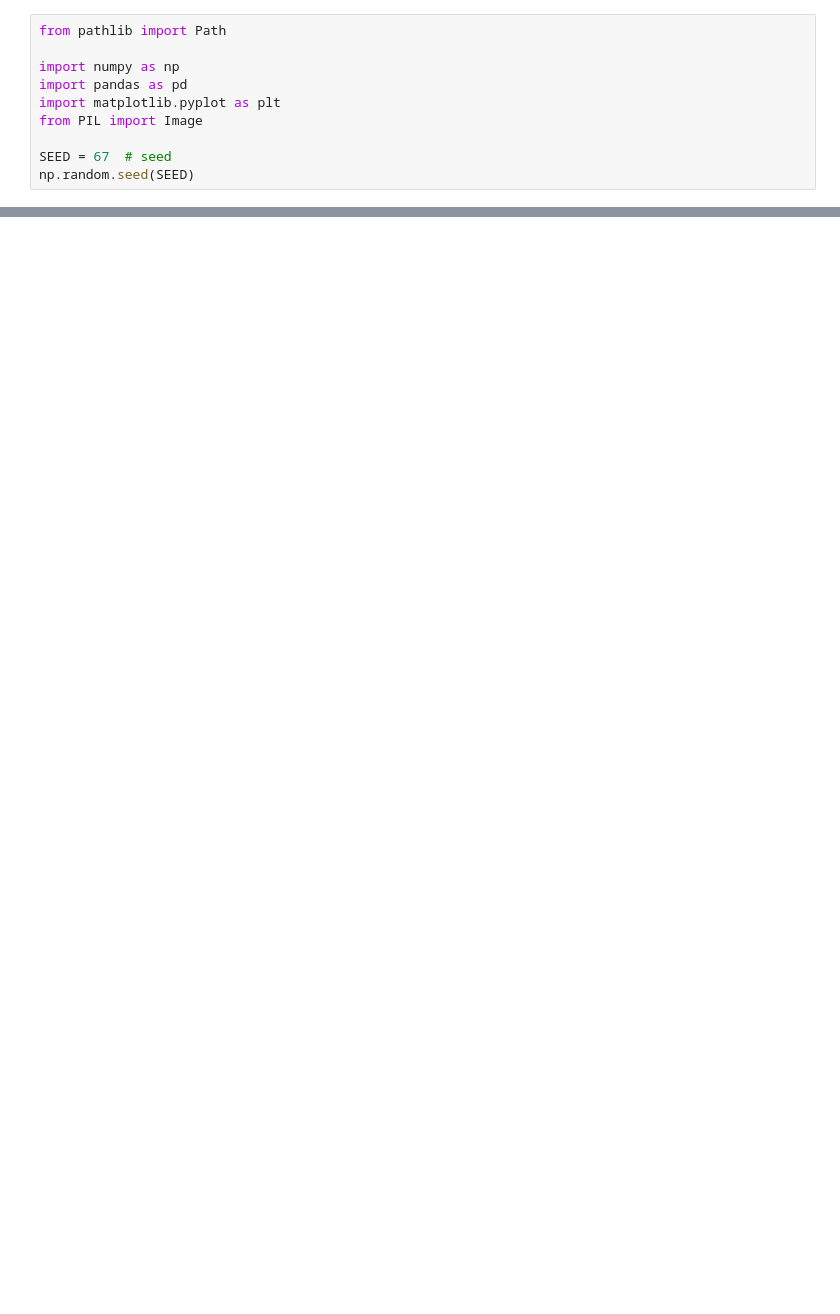
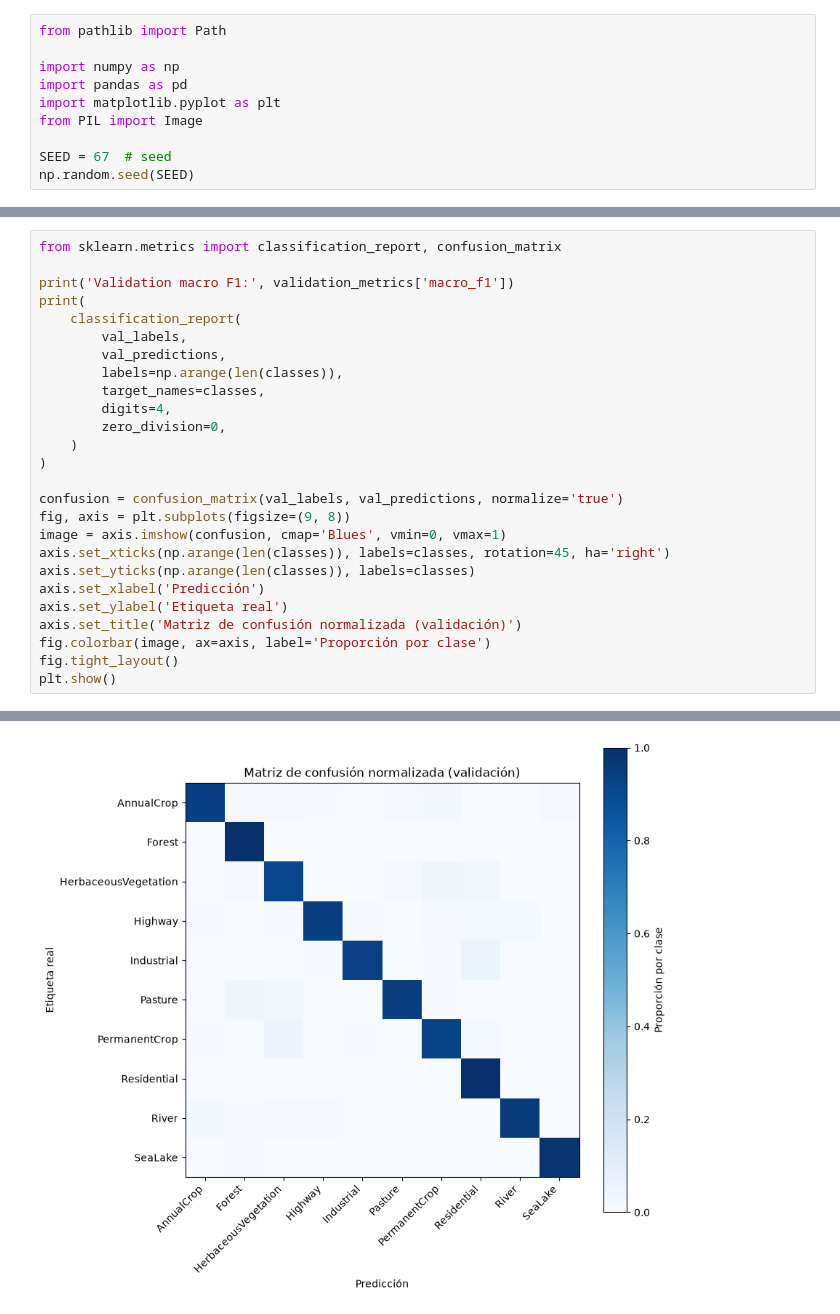
Before and after one commit to BenjaminAlejandroZepeda/CNN_EuroSAT, a Jupyter notebook: CNN_EuroSAT.ipynb, the cells around one changed output, grey strips where cells are left out. Cells and saved outputs as stored; diff of their text form; blank space fills up the shorter version.

```diff
--- a/CNN_EuroSAT.ipynb
+++ b/CNN_EuroSAT.ipynb
@@ -48,0 +413,27 @@ size: (64, 64) | mode: RGB
+# %%
+from sklearn.metrics import classification_report, confusion_matrix
+
+print('Validation macro F1:', validation_metrics['macro_f1'])
+print(
+    classification_report(
+        val_labels,
+        val_predictions,
+        labels=np.arange(len(classes)),
+        target_names=classes,
+        digits=4,
+        zero_division=0,
+    )
+)
+
+confusion = confusion_matrix(val_labels, val_predictions, normalize='true')
+fig, axis = plt.subplots(figsize=(9, 8))
+image = axis.imshow(confusion, cmap='Blues', vmin=0, vmax=1)
+axis.set_xticks(np.arange(len(classes)), labels=classes, rotation=45, ha='right')
+axis.set_yticks(np.arange(len(classes)), labels=classes)
+axis.set_xlabel('Predicción')
+axis.set_ylabel('Etiqueta real')
+axis.set_title('Matriz de confusión normalizada (validación)')
+fig.colorbar(image, ax=axis, label='Proporción por clase')
+fig.tight_layout()
+plt.show()
+# %% [output]
@@ -48,0 +457 @@ size: (64, 64) | mode: RGB
+[figure, added]
```
Also changed, not shown: parts of 16 cells of this notebook, 3 other files.
